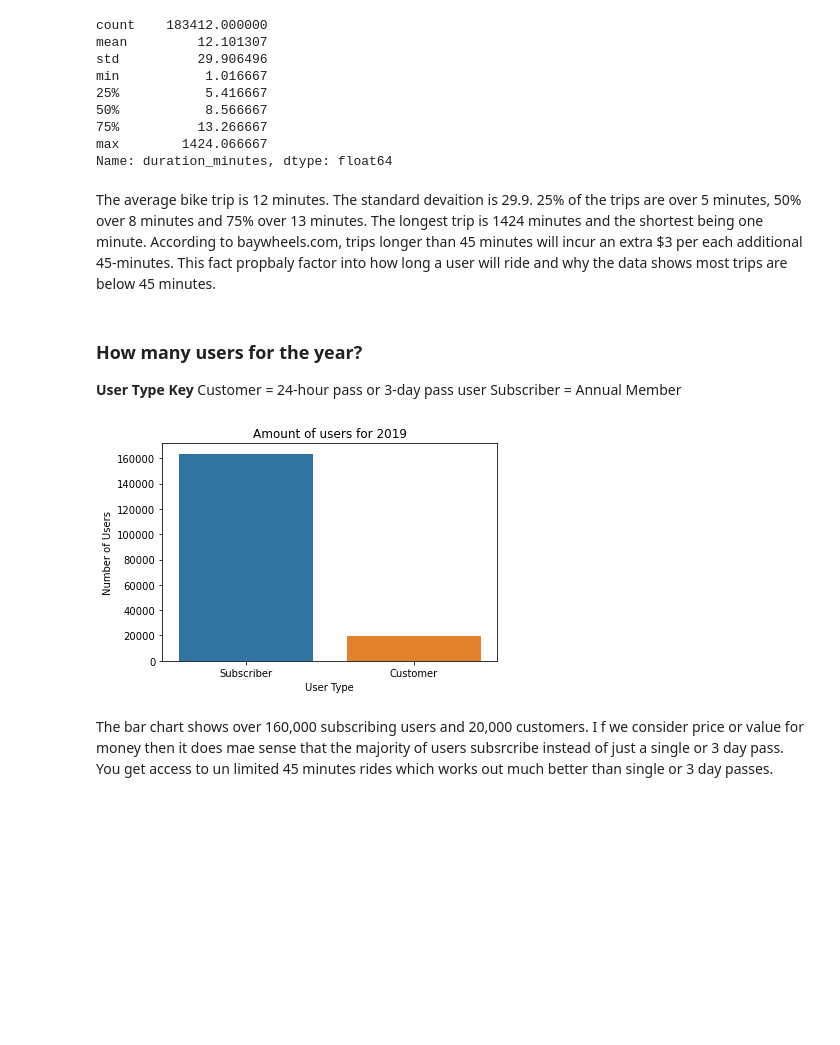
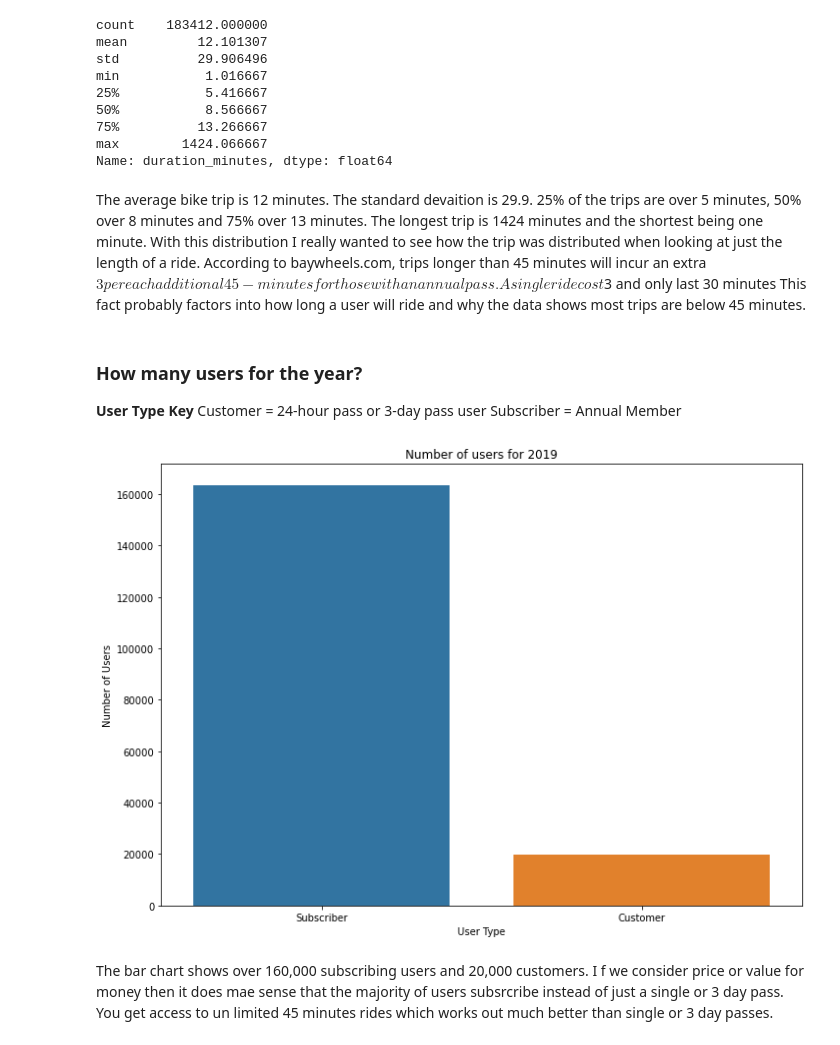
Before and after one commit to dainantonio/Bike-share-exploration, a Jupyter notebook: exploration_template-checkpoint.ipynb, the cells around one changed output. Drawn from its saved outputs; the diff is of its cells as text; code cells hidden in the pictures; blank space fills up the shorter version.

```diff
--- a/exploration_template-checkpoint.ipynb
+++ b/exploration_template-checkpoint.ipynb
@@ -237,7 +237,7 @@ min           1.016667
 max        1424.066667
 Name: duration_minutes, dtype: float64
 # %% [markdown]
-The average bike trip is 12 minutes. The standard devaition is 29.9. 25% of the trips are over 5 minutes, 50% over 8 minutes and 75% over 13 minutes. The longest trip is 1424 minutes and the shortest being one minute. According to baywheels.com, trips longer than 45 minutes will incur an extra $3 per each additional 45-minutes. This fact propbaly factor into how long a user will ride and why the data shows most trips are below 45 minutes.
+The average bike trip is 12 minutes. The standard devaition is 29.9. 25% of the trips are over 5 minutes, 50% over 8 minutes and 75% over 13 minutes. The longest trip is 1424 minutes and the shortest being one minute. With this distribution I really wanted to see how the trip was distributed when looking at just the length of a ride. According to baywheels.com, trips longer than 45 minutes will incur an extra $3 per each additional 45-minutes for those with an annual pass. A single ride cost  $3 and only last 30 minutes This fact probably factors into how long a user will ride and why the data shows most trips are below 45 minutes.
 # %% [markdown]
 ### How many users for the year?
 
@@ -246,14 +246,15 @@ Customer = 24-hour pass or 3-day pass user
 Subscriber = Annual Member
 # %%
 # plot a bar chart
+plt.figure(figsize=[11.69, 8.27])
 user_category = df['user_type'].value_counts().index
 sns.countplot(data = df, x = 'user_type', order = user_category)
-plt.title('Amount of users for 2019')
+plt.title('Number of users for 2019')
 plt.xlabel('User Type')
 plt.ylabel('Number of Users')
 plt.show()
 # %% [output]
-[figure, old version]
+[figure, new version]
 # %% [markdown]
 The bar chart shows over 160,000 subscribing users and 20,000 customers. I f we consider price or value for money then it does mae sense that the majority of users subsrcribe instead of just a single or 3 day pass. You get access to un limited 45 minutes rides which works out much better than single or 3 day passes.
 # %% [markdown]
```
Also changed, not shown: parts of 4 cells of this notebook.
